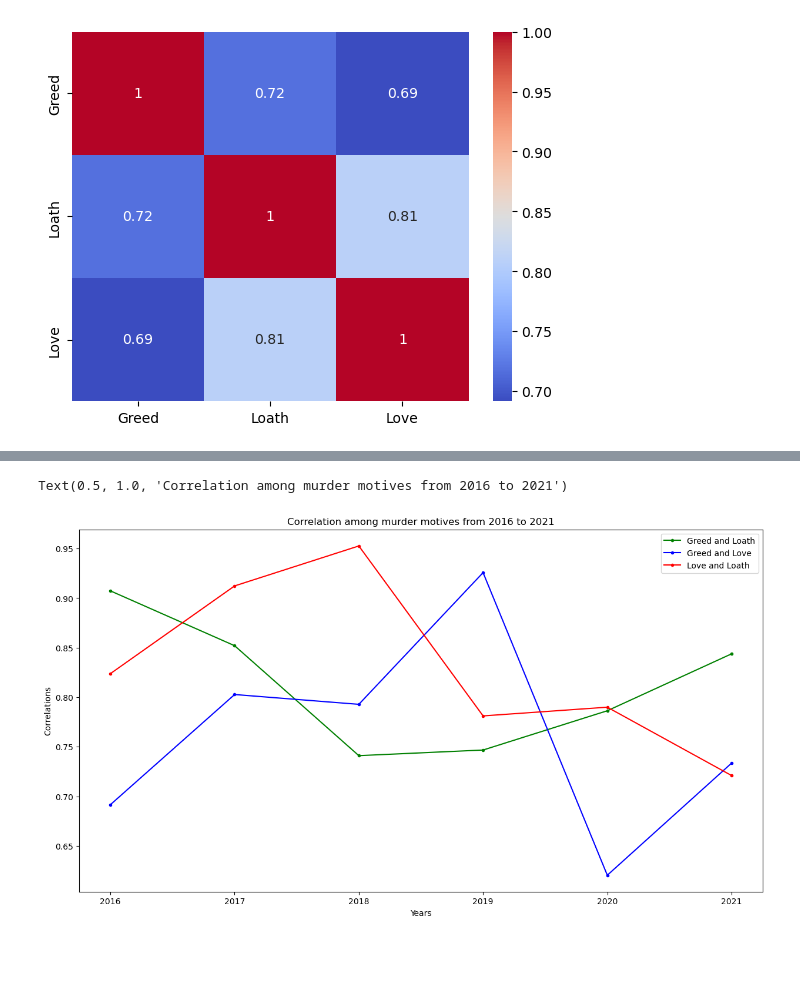
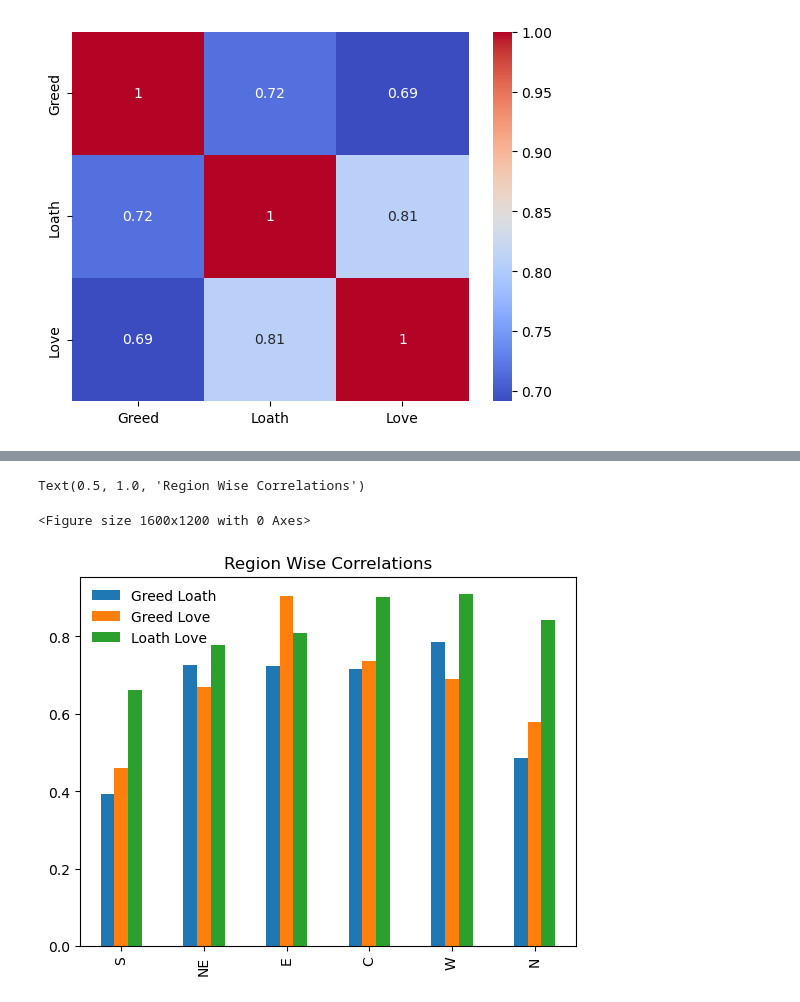
Before and after one commit to haverstein/Murder-Analysis-India, a Jupyter notebook: code/Analysis-II.ipynb, the cells around one changed output, grey strips where cells are left out. Cells and saved outputs as stored; diff of their text form; code cells hidden in the pictures; blank space fills up the shorter version.

Commit message:
correlation accross region

```diff
--- a/code/Analysis-II.ipynb
+++ b/code/Analysis-II.ipynb
@@ -84,0 +101,7 @@ See the caveats in the documentation: https://pandas.pydata.org/pandas-docs/stab
+# %%
+data_2016['Region'] = region
+data_2017['Region'] = region
+data_2018['Region'] = region
+data_2019['Region'] = region
+data_2020['Region'] = region
+data_2021['Region'] = region
@@ -116,10 +157,20 @@ sns.heatmap(motive_total[['Greed','Loath','Love']].corr(),cmap='coolwarm',annot=
 <Axes: >
 [figure]
 # %%
-years  = list(motive_total.Year.unique())
-year_corr = []
+def extractCorrelations(col):
 
-for i in range(0,len(years)):
-    corr = motive_total[motive_total['Year'] == years[i]][['Greed','Loath','Love']].corr()
-    year_corr.append(corr)
-year_corr
+    ele = list(motive_total[col].unique())
+    ele_corr = []
+
+    for i in range(0,len(ele)):
+        corr = motive_total[motive_total[col] == ele[i]][['Greed','Loath','Love']].corr()
+        ele_corr.append(corr)
+    greed_loath = []
+    greed_love = []
+    loath_love = []
+    for i in range(0,len(ele)):
+        greed_loath.append(ele_corr[i].iat[0,1])
+        greed_love.append(ele_corr[i].iat[0,2])
+        loath_love.append(ele_corr[i].iat[1,2])
+
+    return (greed_loath, greed_love,loath_love)
@@ -173,18 +183,33 @@ for i in range(0,len(years)):
 # %%
-fig = plt.figure(figsize=(15,8))
-# plt.subplot(1,3,1)
-plt.plot(years, greed_loath, 'g.-',label='Greed and Loath')
-# plt.ylabel('Correlation between Greed and Loath')
-# plt.subplot(1,3,2)
-plt.plot(years,greed_love, 'b.-',label='Greed and Love')
-# plt.ylabel('Correlation between Greed and Love')
-# plt.subplot(1,3,3)
-plt.plot(years,loath_love, 'r.-',label='Love and Loath')
-# plt.ylabel('Correlation between Love and Loath')
-plt.ylabel('Correlations')
-plt.xlabel('Years')
-plt.legend()
-plt.title("Correlation among murder motives from 2016 to 2021")
+def plotCorrelation(greed_loath, greed_love,loath_love,title,col):
+    fig = plt.figure(figsize=(15,8))
+    ele = motive_total[col].unique()
+    # plt.subplot(1,3,1)
+    plt.plot(ele, greed_loath, 'g.-',label='Greed and Loath')
+    # plt.ylabel('Correlation between Greed and Loath')
+    # plt.subplot(1,3,2)
+    plt.plot(ele,greed_love, 'b.-',label='Greed and Love')
+    # plt.ylabel('Correlation between Greed and Love')
+    # plt.subplot(1,3,3)
+    plt.plot(ele,loath_love, 'r.-',label='Love and Loath')
+    # plt.ylabel('Correlation between Love and Loath')
+    plt.ylabel('Correlations')
+    plt.xlabel(col)
+    plt.legend()
+    plt.title(title)
-# %% [output]
-Text(0.5, 1.0, 'Correlation among murder motives from 2016 to 2021')
-[figure, removed]
+# %%
+(greed_loath, greed_love,loath_love) = extractCorrelations('Region')
+title = "Correlation among murder motives from 2016 to 2021"
+df = pd.DataFrame({
+    "Greed Loath" : greed_loath,
+    "Greed Love" : greed_love,
+    "Loath Love": loath_love
+},index = motive_total['Region'].unique())
+plt.figure(figsize = (16,12))
+df.plot(kind='bar')
+plt.legend(framealpha=0)
+plt.title("Region Wise Correlations")
+# %% [output]
+Text(0.5, 1.0, 'Region Wise Correlations')
+<Figure size 1600x1200 with 0 Axes>
+[figure, added]
```
Also changed, not shown: parts of 8 cells of this notebook, 3 other files.
